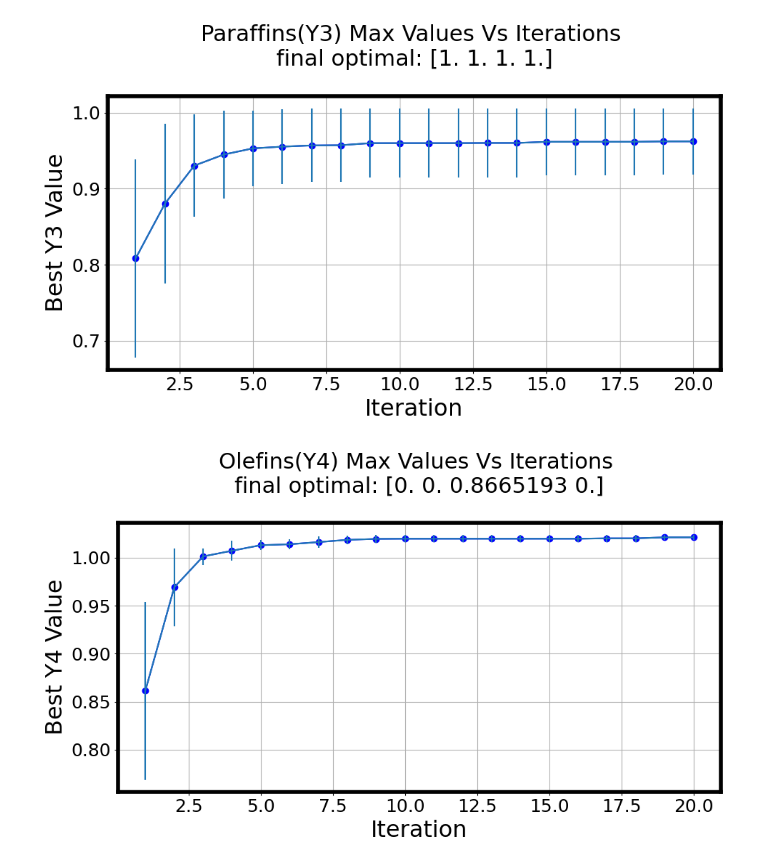
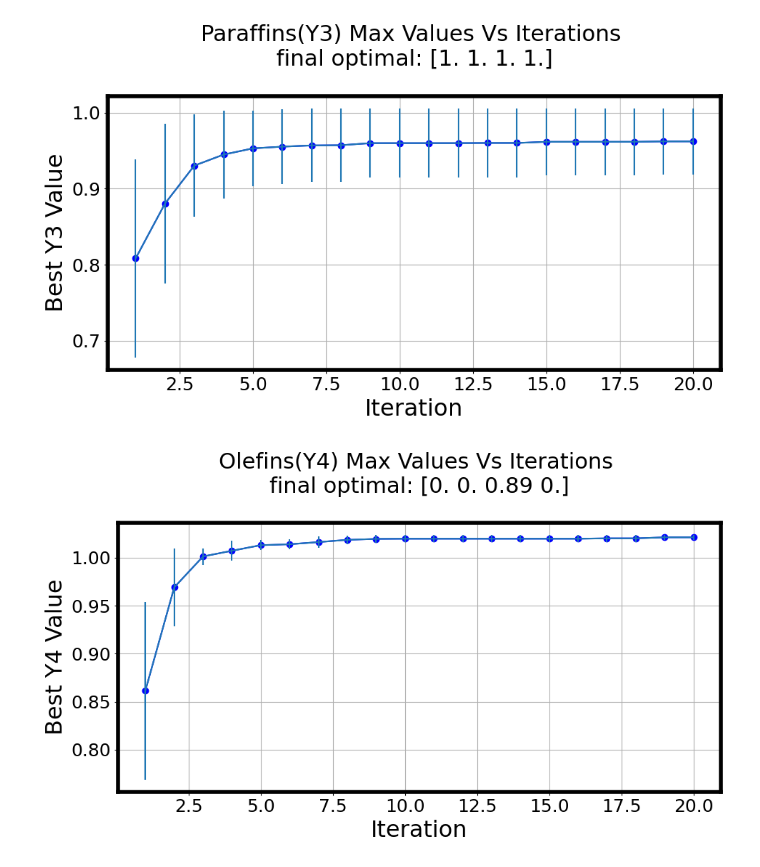
Before and after one commit to AC-BO-Hackathon/BOPE-GPT, a Jupyter notebook: data/singleBO_plots.ipynb, the cells around one changed output. Saved outputs shown, nothing was run; the diff lists cells and outputs as text; code cells hidden in the pictures.

```diff
--- a/data/singleBO_plots.ipynb
+++ b/data/singleBO_plots.ipynb
@@ -281,32 +281,32 @@ def plot_gp_mean(model, bounds, resolution=100):
     x1 = torch.linspace(bounds[0, 0], bounds[1, 0], resolution, dtype=dtype, device=device)
     x2 = torch.linspace(bounds[0, 1], bounds[1, 1], resolution, dtype=dtype, device=device)
     X1, X2 = torch.meshgrid(x1, x2)
     grid = torch.stack([X1.flatten(), X2.flatten()], -1)
     with torch.no_grad():
         mean = model.posterior(grid).mean.cpu().numpy().reshape(resolution, resolution)
     return X1.cpu().numpy(), X2.cpu().numpy(), mean
 
 def update(frame):
     plt.clf()
     X1, X2, mean = plot_gp_mean(models[frame], bounds)
     cp = plt.contourf(X1, X2, mean, levels=50, cmap=cm.viridis)
     plt.colorbar(cp)
     plt.scatter(frames_x[frame][:, 0], frames_x[frame][:, 1], color="red")
     plt.title(f"Iteration {frame+1}")
 
 
 
 # Plotting the best Y4 values vs iterations
 plt.figure(figsize=(10, 6))
 plt.plot(iterations, np.mean(supra_best,axis=0), marker='o', linestyle='-', color='b')
 plt.errorbar(iterations, np.mean(supra_best,axis=0),yerr=np.std(supra_best,axis=0))
-plt.title('Olefins(Y4) Max Values Vs Iterations \nfinal optimal: [0. 0. 0.8665193 0.]\n', fontsize = 22)
+plt.title('Olefins(Y4) Max Values Vs Iterations \nfinal optimal: [0. 0. 0.89 0.]\n', fontsize = 22)
 plt.xlabel('Iteration', fontsize = 23)
 plt.ylabel('Best Y4 Value', fontsize = 23)
 plt.rc('font', size=18)
 plt.rc('axes', linewidth=4)
 plt.grid(True)
 plt.tight_layout()
 plt.show()
 # %% [output]
-[figure, old version]
+[figure, new version]
```
